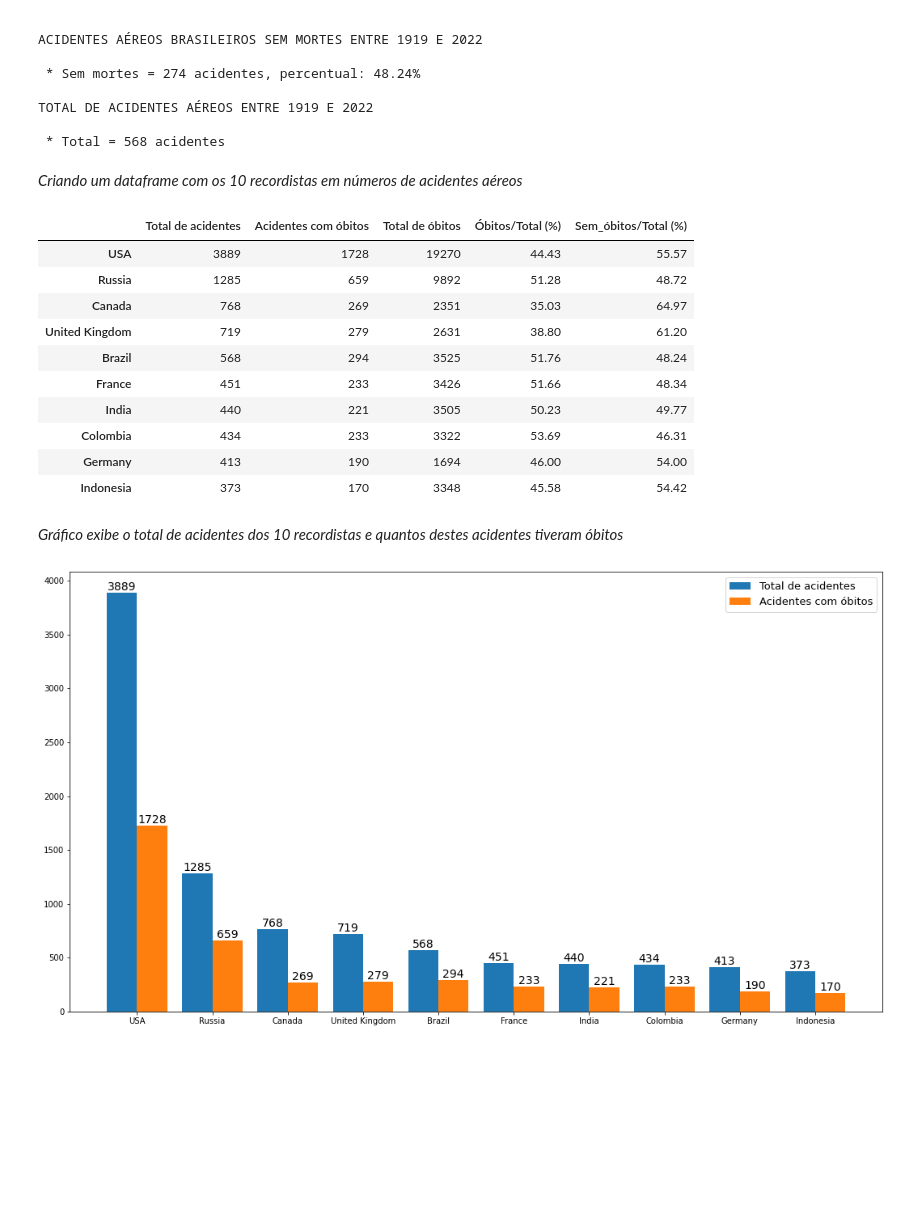
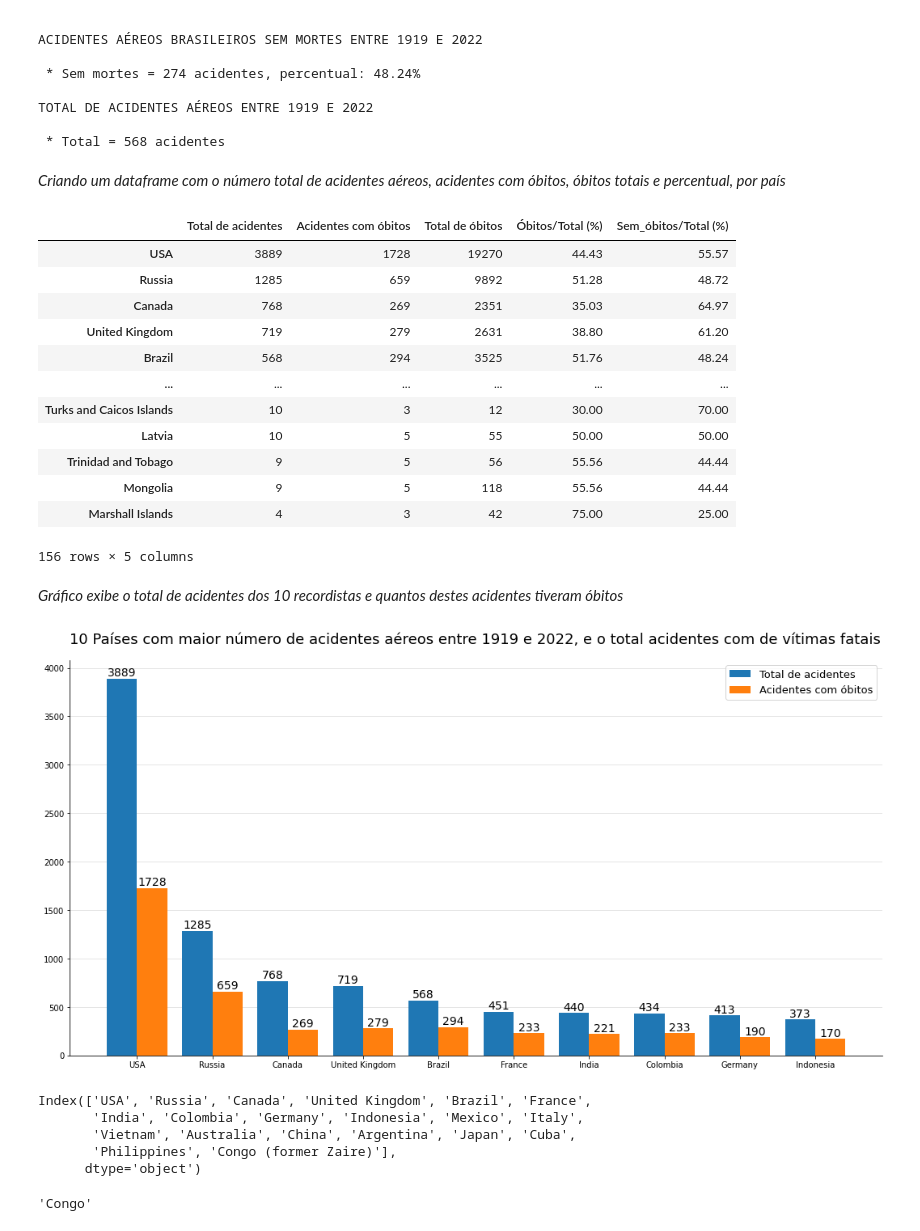
Before and after one commit to bessasjr/Analise_acidentes_aereos, a Jupyter notebook: main.ipynb, the cells around one changed output. Saved outputs shown, nothing was run; the diff lists cells and outputs as text; code cells hidden in the pictures; blank space fills up the shorter version.

```diff
--- a/main.ipynb
+++ b/main.ipynb
@@ -431,3 +432,12 @@ ACIDENTES AÉREOS SEM MORTESENTRE 1919 E 2022
 TOTAL DE ACIDENTES AÉREOS ENTRE 1919 E 2022
 
  * Total = 18602 acidentes
+# %%
+lista = [1700, 1600, 1000, 900, 600, 500, 300, 200, 100, 0]
+
+print('\033[1mACIDENTES AÉREOS COM MORTES ENTRE 1919 E 2022\033[m\n')
+
+for i in lista:
+    a = df2.fatilites[(df2.fatilites <= i+100)&(df2.fatilites >= i+1)].count()
+    b = df2.fatilites.count()
+    print(f'{a} - {b}')
@@ -551,10 +574,10 @@ TOTAL DE ACIDENTES AÉREOS ENTRE 1919 E 2022
 
  * Total = 568 acidentes
 # %% [markdown]
-*Criando um dataframe com os 10 recordistas em números de acidentes aéreos*
+*Criando um dataframe com o número total de acidentes aéreos, acidentes com óbitos, óbitos totais e percentual, por país*
 # %%
-paises = df2['Country'].value_counts().head(10).index
-acid_totais = df2['Country'].value_counts().head(10).to_list()
+paises = df2['Country'].value_counts().index
+acid_totais = df2['Country'].value_counts().to_list()
 
 series = pd.Series(acid_totais, index=paises)
 df_3 = pd.DataFrame(series, columns=['Total de acidentes'])
@@ -588,24 +611,44 @@ df_3
 | Canada | 768 | 269 | 2351 | 35.03 | 64.97 |
 | United Kingdom | 719 | 279 | 2631 | 38.80 | 61.20 |
 | Brazil | 568 | 294 | 3525 | 51.76 | 48.24 |
-| France | 451 | 233 | 3426 | 51.66 | 48.34 |
-| India | 440 | 221 | 3505 | 50.23 | 49.77 |
-| Colombia | 434 | 233 | 3322 | 53.69 | 46.31 |
-| Germany | 413 | 190 | 1694 | 46.00 | 54.00 |
-| Indonesia | 373 | 170 | 3348 | 45.58 | 54.42 |
+| ... | ... | ... | ... | ... | ... |
+| Turks and Caicos Islands | 10 | 3 | 12 | 30.00 | 70.00 |
+| Latvia | 10 | 5 | 55 | 50.00 | 50.00 |
+| Trinidad and Tobago | 9 | 5 | 56 | 55.56 | 44.44 |
+| Mongolia | 9 | 5 | 118 | 55.56 | 44.44 |
+| Marshall Islands | 4 | 3 | 42 | 75.00 | 25.00 |
+156 rows × 5 columns
 # %% [markdown]
 *Gráfico exibe o total de acidentes dos 10 recordistas e quantos destes acidentes tiveram óbitos*
 # %%
-fig, ax = plt.subplots(figsize=(18,10))
+fig, ax = plt.subplots(figsize=(18,9))
 
-p1 = ax.bar(data=df_3['Total de acidentes'], x=df_3.index, height=df_3['Total de acidentes'].values, width=-0.4, align='edge')
-p2 = ax.bar(data=df_3['Acidentes com óbitos'], x=df_3.index, height=df_3['Acidentes com óbitos'].values, width=0.4, align='edge')
+p1 = ax.bar(data=df_3['Total de acidentes'].head(10), x=df_3.head(10).index, height=df_3['Total de acidentes'].head(10).values, width=-0.4, align='edge')
+p2 = ax.bar(data=df_3['Acidentes com óbitos'].head(10), x=df_3.head(10).index, height=df_3['Acidentes com óbitos'].head(10).values, width=0.4, align='edge')
 
 ax.bar_label(p1, label_type='edge', fontsize=14)
 ax.bar_label(p2, label_type='edge', fontsize=14)
 ax.legend(['Total de acidentes','Acidentes com óbitos'], loc='upper right', fontsize=13)
-#sns.despine()
-
+ax.set_axisbelow(True)
+ax.grid(axis='y', alpha=0.4)
+ax.set_title('10 Países com maior número de acidentes aéreos entre 1919 e 2022, e o total acidentes com de vítimas fatais', fontsize=18, loc='left', pad=20)
+sns.despine()
+print()
 plt.show()
 # %% [output]
-[figure, old version]
+[figure, new version]
+# %%
+# Verificando os quais são os 20 recordistas em acidentes aéreos
+df_3.head(20).index
+# %% [output]
+Index(['USA', 'Russia', 'Canada', 'United Kingdom', 'Brazil', 'France',
+       'India', 'Colombia', 'Germany', 'Indonesia', 'Mexico', 'Italy',
+       'Vietnam', 'Australia', 'China', 'Argentina', 'Japan', 'Cuba',
+       'Philippines', 'Congo (former Zaire)'],
+      dtype='object')
+# %%
+# Modificando o nome do 20º recordista
+df_3.index.values[19] = 'Congo'
+df_3.index[19]
+# %% [output]
+'Congo'
```
Also changed, not shown: parts of 4 cells of this notebook.
